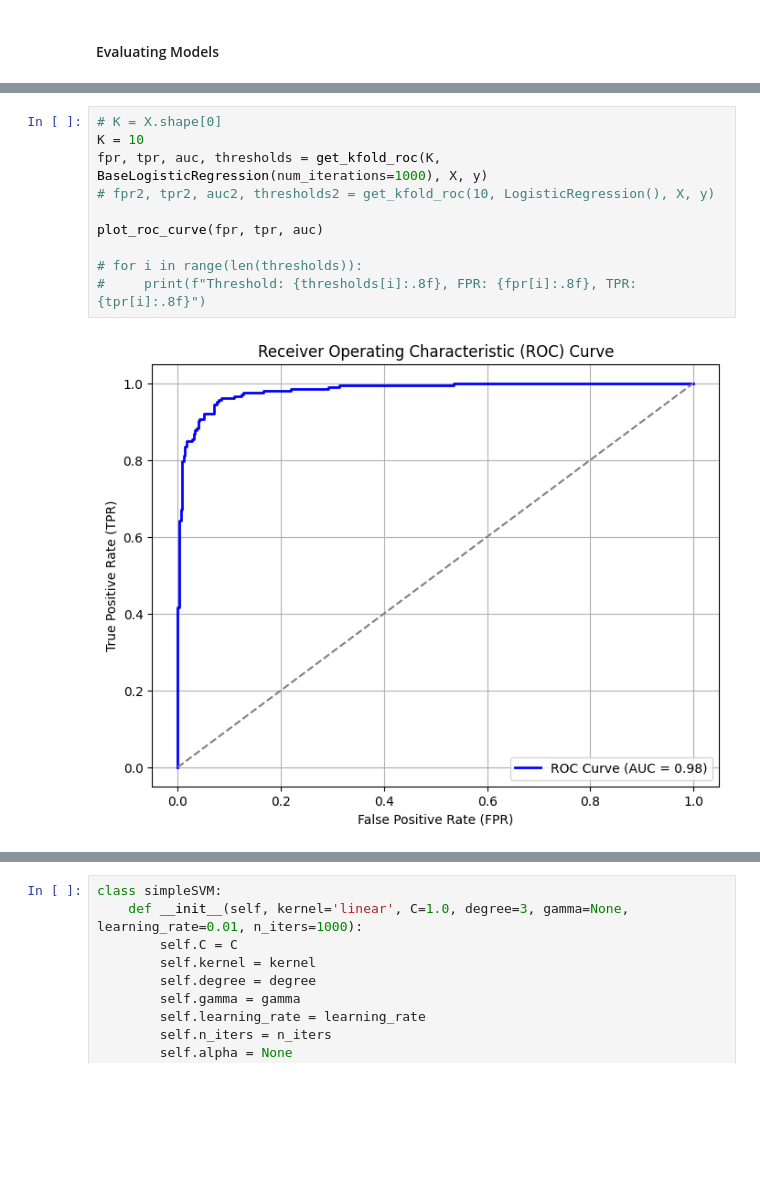
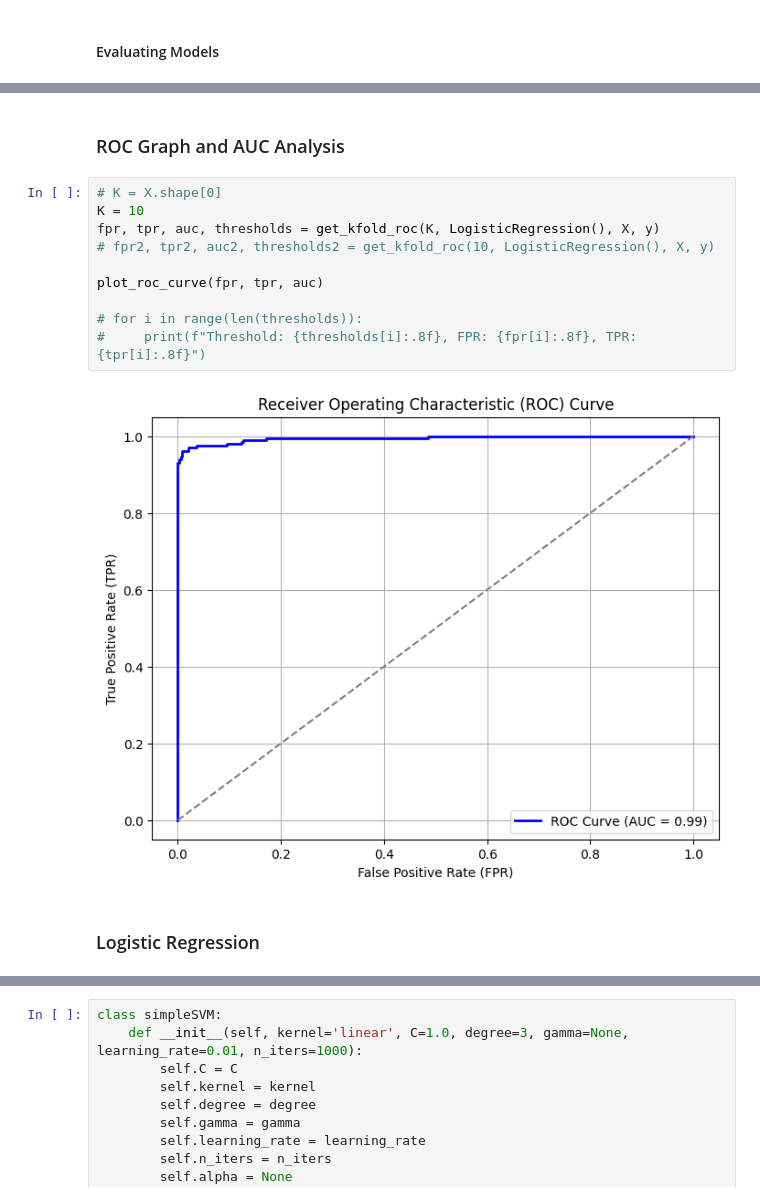
Before and after one commit to ags1709/cancer-classification, a Jupyter notebook: project.ipynb, the cells around one changed output, grey strips where cells are left out. Drawn from its saved outputs; the diff is of its cells as text; blank space fills up the shorter version.

```diff
--- a/project.ipynb
+++ b/project.ipynb
@@ -266,18 +325,22 @@ def plot_roc_curve(fpr, tpr, auc):
     plt.legend(loc='lower right')
     plt.grid(True)
     plt.show()
+# %% [markdown]
+### ROC Graph and AUC Analysis
 # %%
 # K = X.shape[0]
 K = 10
-fpr, tpr, auc, thresholds = get_kfold_roc(K, BaseLogisticRegression(num_iterations=1000), X, y)
+fpr, tpr, auc, thresholds = get_kfold_roc(K, LogisticRegression(), X, y)
 # fpr2, tpr2, auc2, thresholds2 = get_kfold_roc(10, LogisticRegression(), X, y)
 
 plot_roc_curve(fpr, tpr, auc)
 
 # for i in range(len(thresholds)):
 #     print(f"Threshold: {thresholds[i]:.8f}, FPR: {fpr[i]:.8f}, TPR: {tpr[i]:.8f}")
 # %% [output]
-[figure, old version]
+[figure, new version]
+# %% [markdown]
+### Logistic Regression
 # %%
 import warnings
 warnings.filterwarnings("ignore")
```
Also changed, not shown: parts of 6 cells of this notebook.
